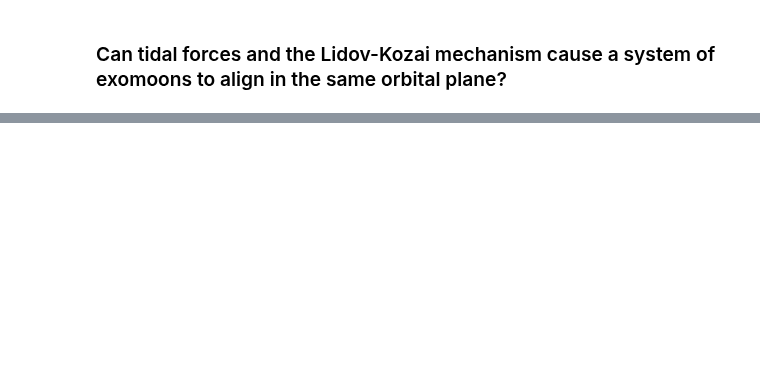
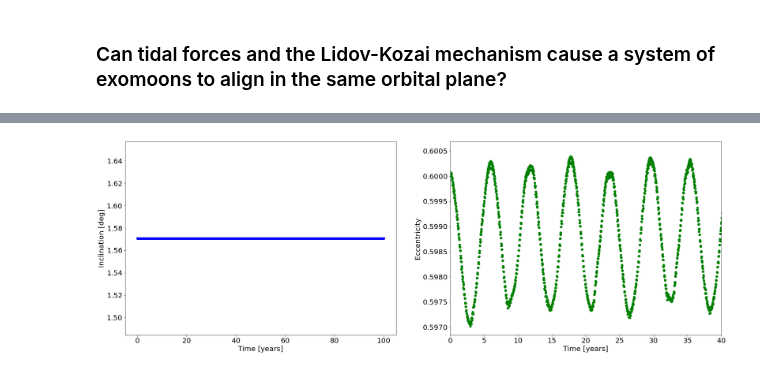
Before and after one commit to peterbreslin/amuse-project, a Jupyter notebook: problematic_code.ipynb, the cells around one changed output, grey strips where cells are left out. Cells and saved outputs as stored; diff of their text form; code cells hidden in the pictures; blank space fills up the shorter version.

```diff
--- a/problematic_code.ipynb
+++ b/problematic_code.ipynb
@@ -112,23 +91,26 @@ def integrate_system(particles, dt, end_time):
 
     return ecc, inc, time
 # %%
-ecc, inc, time = integrate_system(system, 10|units.day, 0.1|units.Myr)
+ecc, inc, time = integrate_system(10|units.day, 100|units.yr)
 # %%
 # eccentricity as function of the orbital inclination
 def plot_track(ecc, inc, time):
 
-    test = inc/np.radians
+    #plt.rcdefaults()
+    plt.rcParams.update({'font.size': 20})
+    fig, (ax1, ax2) = plt.subplots(1, 2, figsize=[30, 10])
 
-    fig, ax2 = plt.subplots(figsize=[10, 10])
+    ax1.scatter(time.value_in(units.yr), np.arccos(inc.value_in(units.deg)), color = 'b')
+    ax1.set_ylabel('Inclination [deg]')
+    ax1.set_xlabel('Time [years]')
 
-    #ax1.minorticks_on()
-    #ax1.locator_params(nbins=3)
-    #ax1.scatter(time.value_in(units.yr), ecc.value_in(units), color = 'g')
-
-    ax2.minorticks_on()
-    ax2.locator_params(nbins=3)
-    ax2.scatter(time.value_in(units.yr), test.value_in(units.rad), color = 'g')
+    ax2.scatter(time.value_in(units.yr), np.array(ecc), color='g', lw=1)
+    ax2.set_ylabel('Eccentricity')
+    ax2.set_xlabel('Time [years]')
+    ax2.set_xlim([0,40])
 
     plt.show()
 # %%
-#plot_track(ecc, inc, time)
+plot_track(ecc, inc, time)
+# %% [output]
+[figure, added]
```
Also changed, not shown: parts of 8 cells of this notebook.
